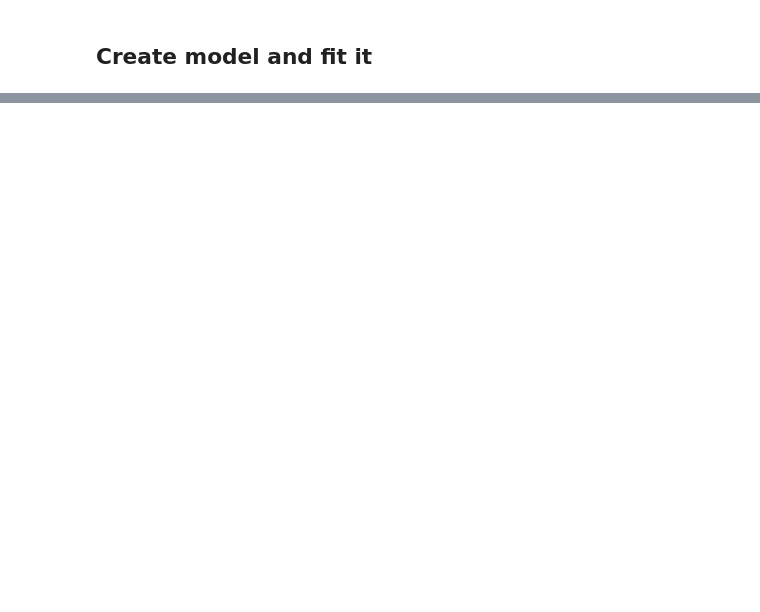
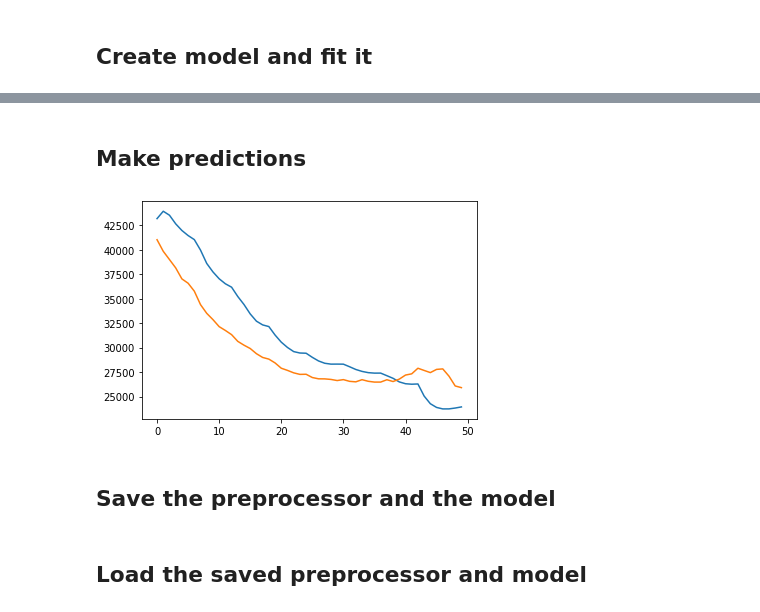
Before and after one commit to Schichael/TCN_Seq2Seq, a Jupyter notebook: notebooks/TCN_GRU_sample_notebook.ipynb, the cells around one changed output, grey strips where cells are left out. Drawn from its saved outputs; the diff is of its cells as text; code cells hidden in the pictures; blank space fills up the shorter version.

```diff
--- a/notebooks/TCN_GRU_sample_notebook.ipynb
+++ b/notebooks/TCN_GRU_sample_notebook.ipynb
@@ -387,0 +68,20 @@ print(f"score val: {score_val}")
+# %%
+from tensorflow.keras.optimizers import Adam
+model = TCN_GRU()
+
+model.build(
+    num_filters = 6,
+    kernel_size_enc = 3,
+    dilation_base = 2,
+    output_size_attention = 2,
+    dropout_rate = 0.3,
+    gru_output_neurons = [16],
+    key_size = 6,
+    value_size = 6,
+    num_attention_heads = 2,
+    activation = "relu",
+    kernel_initializer = "he_normal",
+    padding_enc = "same",
+    batch_norm = True,
+    layer_norm = False,)
+model.compile(optimizer=Adam(lr=0.03, decay=1e-3))
@@ -387,0 +106,9 @@ print(f"score val: {score_val}")
+# %%
+cb_early_stopping = EarlyStopping(patience=3, restore_best_weights=True)
+model.fit(X_train,
+          y_train,
+          (X_val, y_val),
+          epochs=5,
+          batch_size=64,
+          callbacks = cb_early_stopping
+          )
@@ -387,0 +139,17 @@ print(f"score val: {score_val}")
+# %% [markdown]
+## Make predictions
+# %%
+y_pred = model.predict(X_val)
+# %%
+y_pred_unscaled = inverse_scale_sequences(np.expand_dims(y_pred, axis=-1), preprocessor
+                                          .scaler_y)
+y_val_unscaled = inverse_scale_sequences(np.expand_dims(y_val, axis=-1),
+                                                        preprocessor.scaler_y)
+# %%
+plt.plot(y_pred_unscaled[3000])
+plt.plot(y_val_unscaled[3000])
+plt.show()
+# %% [output]
+[figure, added]
+# %% [markdown]
+## Save the preprocessor and the model
@@ -387,0 +160,2 @@ print(f"score val: {score_val}")
+# %% [markdown]
+## Load the saved preprocessor and model
```
Also changed, not shown: parts of 62 cells of this notebook, 14 other files.
